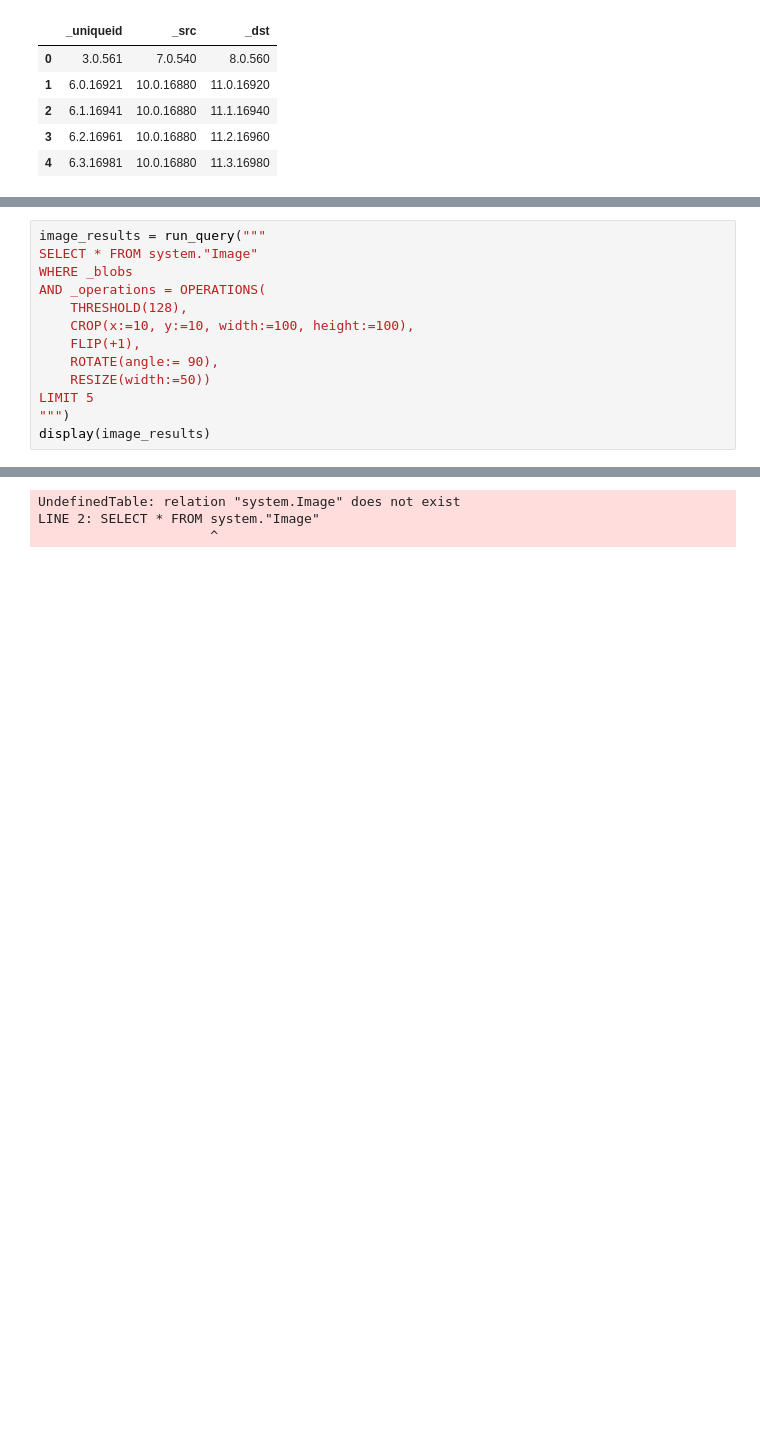
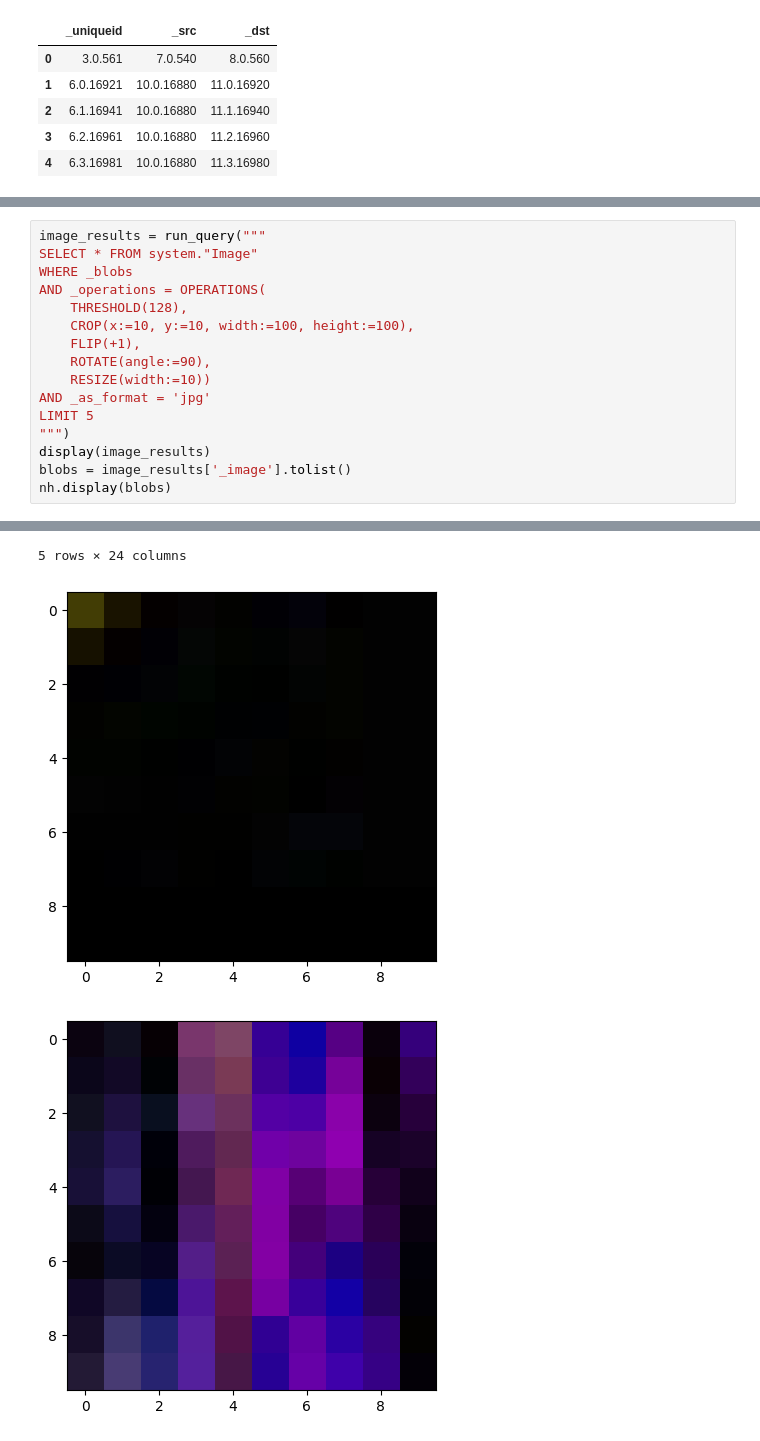
Before and after one commit to aperture-data/workflows, a Jupyter notebook: apps/jupyterlab/app/notebooks/sql.ipynb, the cells around one changed output, grey strips where cells are left out. Drawn from its saved outputs; the diff is of its cells as text; blank space fills up the shorter version.

```diff
--- a/apps/jupyterlab/app/notebooks/sql.ipynb
+++ b/apps/jupyterlab/app/notebooks/sql.ipynb
@@ -176,9 +255,12 @@ AND _operations = OPERATIONS(
 	THRESHOLD(128),
 	CROP(x:=10, y:=10, width:=100, height:=100),
 	FLIP(+1),
-	ROTATE(angle:= 90),
-	RESIZE(width:=50))
+	ROTATE(angle:=90),
+	RESIZE(width:=10))
+AND _as_format = 'jpg'
 LIMIT 5
 """)
 display(image_results)
+blobs = image_results['_image'].tolist()
+nh.display(blobs)
 # %% [output]
@@ -185,3 +273,3 @@ display(image_results)
-UndefinedTable: relation "system.Image" does not exist
-LINE 2: SELECT * FROM system."Image"
-                      ^
+5 rows × 24 columns
+[figure, added]
+[figure, added]
```
Also changed, not shown: parts of 22 cells of this notebook.
